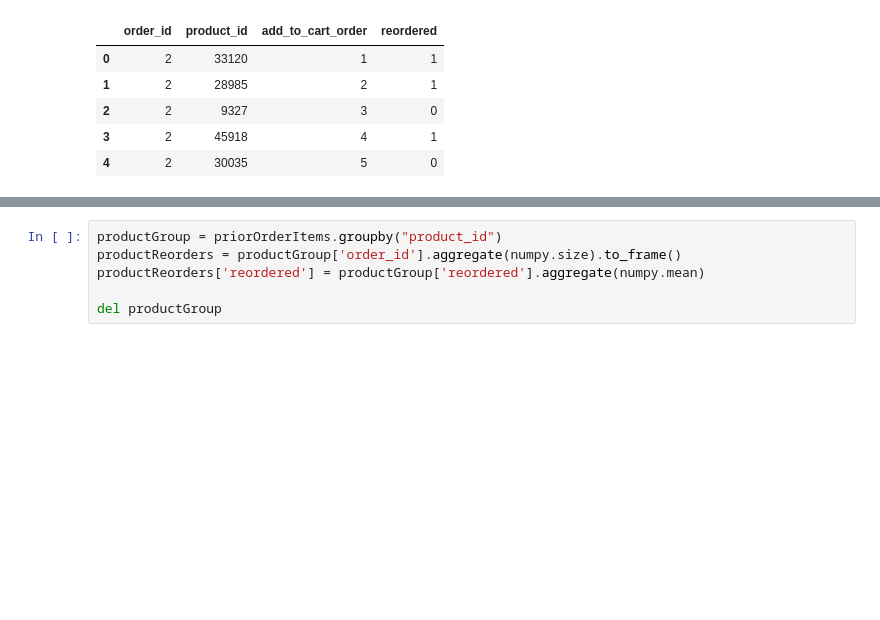
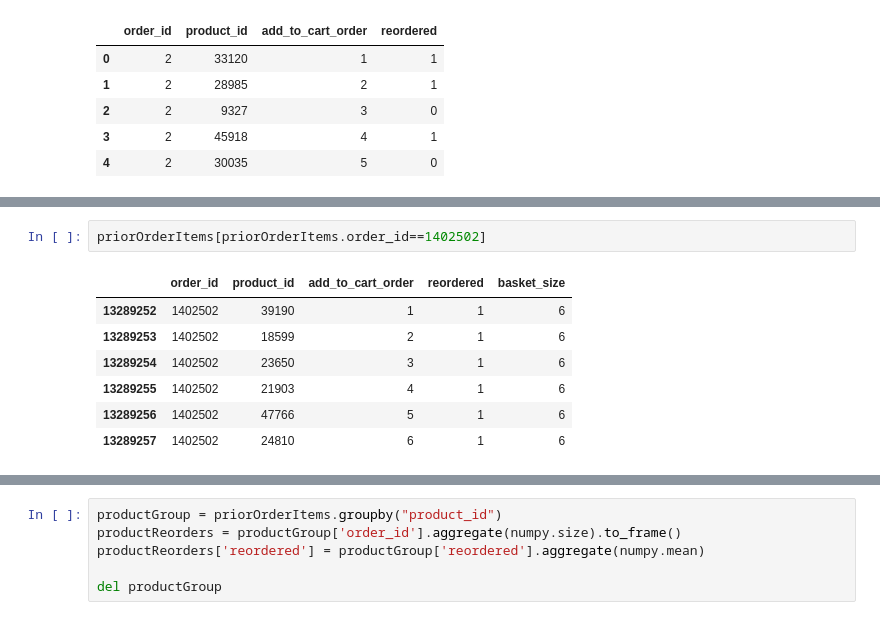
Before and after one commit to Wafic/instacart-kaggle-competition, a Jupyter notebook: kernel_keras_example.ipynb, the cells around one changed output, grey strips where cells are left out. Saved outputs shown, nothing was run; the diff lists cells and outputs as text; blank space fills up the shorter version.

```diff
--- a/kernel_keras_example.ipynb
+++ b/kernel_keras_example.ipynb
@@ -39,0 +54,10 @@ priorOrderItems.head()
+# %%
+priorOrderItems[priorOrderItems.order_id==1402502]
+# %% [output]
+|  | order_id | product_id | add_to_cart_order | reordered | basket_size |
+| 13289252 | 1402502 | 39190 | 1 | 1 | 6 |
+| 13289253 | 1402502 | 18599 | 2 | 1 | 6 |
+| 13289254 | 1402502 | 23650 | 3 | 1 | 6 |
+| 13289255 | 1402502 | 21903 | 4 | 1 | 6 |
+| 13289256 | 1402502 | 47766 | 5 | 1 | 6 |
+| 13289257 | 1402502 | 24810 | 6 | 1 | 6 |
```
Also changed, not shown: parts of 18 cells of this notebook, 3 other files.
